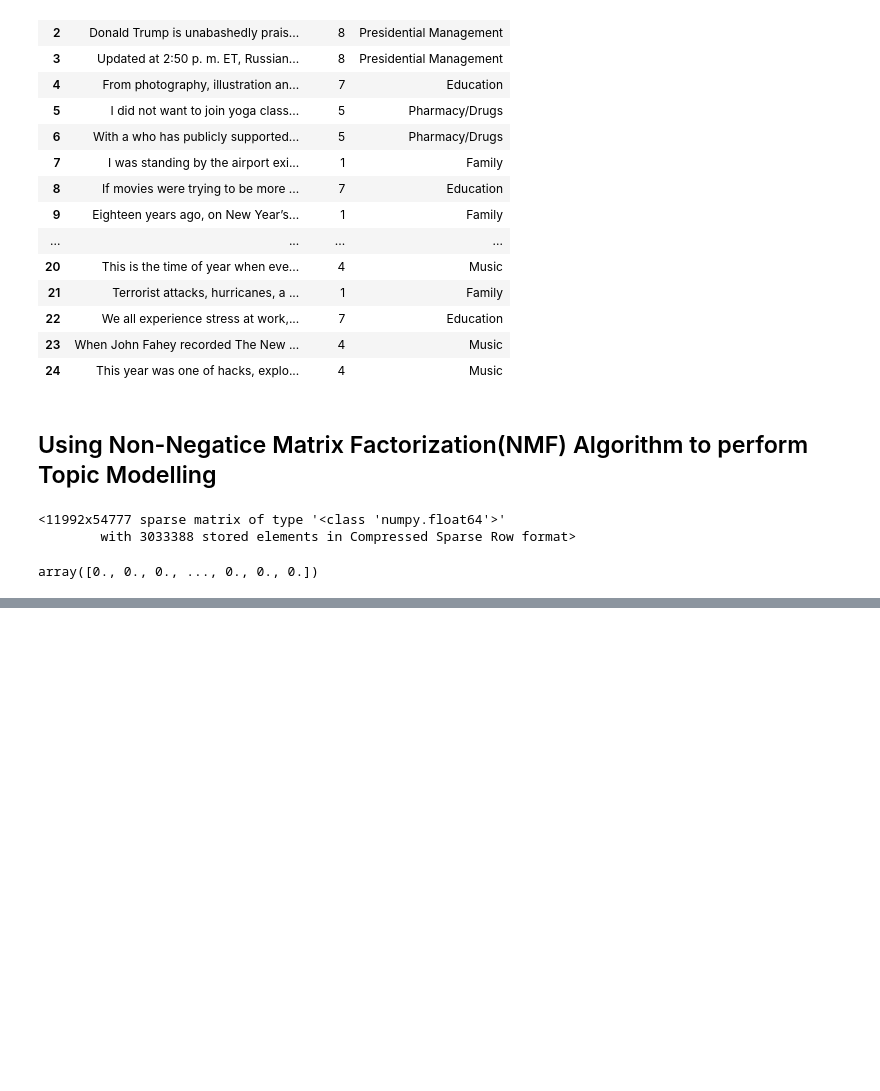
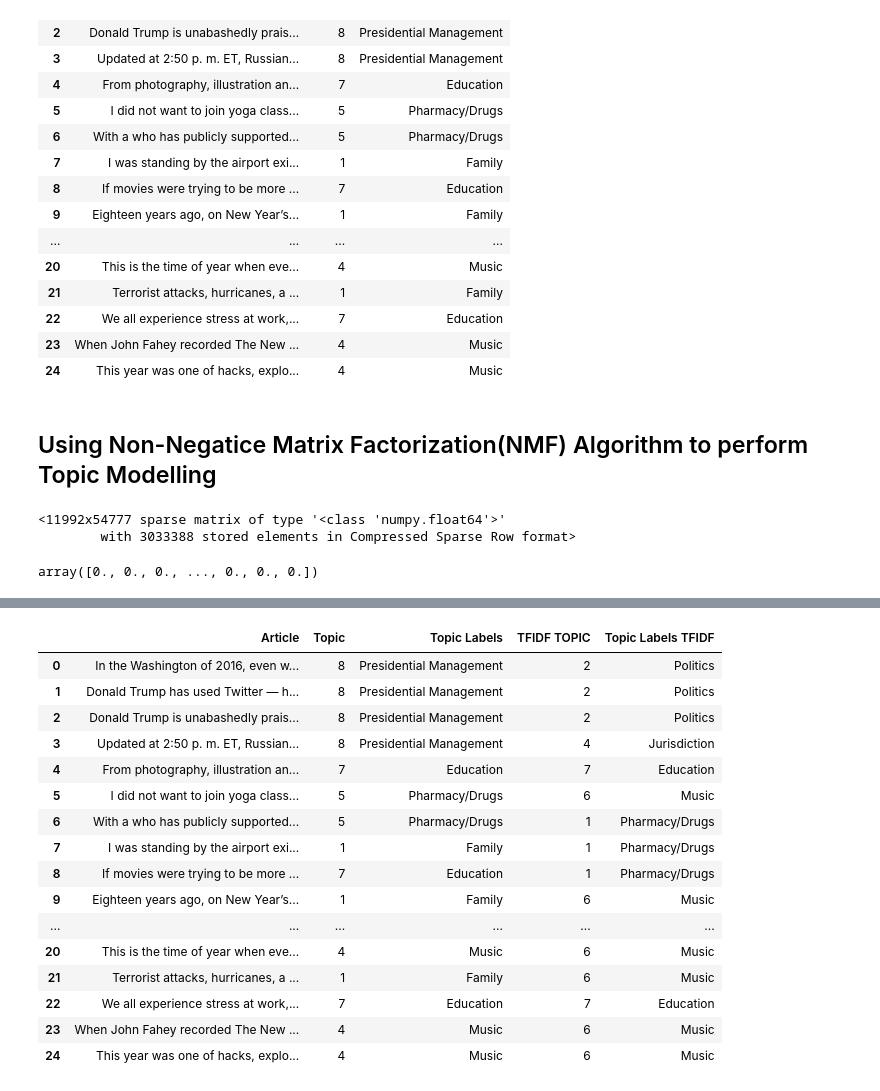
Before and after one commit to HarshitDawar55/Natural-Language-Processing, a Jupyter notebook: Topic-Modelling/Topic-Modelling.ipynb, the cells around one changed output, grey strips where cells are left out. Drawn from its saved outputs; the diff is of its cells as text; code cells hidden in the pictures; blank space fills up the shorter version.

```diff
--- a/Topic-Modelling/Topic-Modelling.ipynb
+++ b/Topic-Modelling/Topic-Modelling.ipynb
@@ -267,0 +304,6 @@ array([0., 0., 0., ..., 0., 0., 0.])
+# %%
+topic_attachments_tfidf = nmf.transform(tfidf_data)
+# %%
+data["TFIDF TOPIC"] = topic_attachments_tfidf.argmax(axis = 1)
+# %%
+data["TFIDF TOPIC"] = data["TFIDF TOPIC"].apply(lambda x: x + 1)
@@ -267,0 +326,31 @@ array([0., 0., 0., ..., 0., 0., 0.])
+# %%
+## Giving Topic Labels
+topic_labels_tfidf = {1 : "Pharmacy/Drugs",
+                2 : "Politics",
+                3 : "Law & Insurance",
+                4 : "Jurisdiction",
+                5 : "Democracy",
+                6 : "Music",
+                7 : "Education"}
+
+data["Topic Labels TFIDF"] = data["TFIDF TOPIC"].map(topic_labels_tfidf)
+# %%
+data.head(25)
+# %% [output]
+|  | Article | Topic | Topic Labels | TFIDF TOPIC | Topic Labels TFIDF |
+| 0 | In the Washington of 2016, even w... | 8 | Presidential Management | 2 | Politics |
+| 1 | Donald Trump has used Twitter — h... | 8 | Presidential Management | 2 | Politics |
+| 2 | Donald Trump is unabashedly prais... | 8 | Presidential Management | 2 | Politics |
+| 3 | Updated at 2:50 p. m. ET, Russian... | 8 | Presidential Management | 4 | Jurisdiction |
+| 4 | From photography, illustration an... | 7 | Education | 7 | Education |
+| 5 | I did not want to join yoga class... | 5 | Pharmacy/Drugs | 6 | Music |
+| 6 | With a who has publicly supported... | 5 | Pharmacy/Drugs | 1 | Pharmacy/Drugs |
+| 7 | I was standing by the airport exi... | 1 | Family | 1 | Pharmacy/Drugs |
+| 8 | If movies were trying to be more ... | 7 | Education | 1 | Pharmacy/Drugs |
+| 9 | Eighteen years ago, on New Year’s... | 1 | Family | 6 | Music |
+| ... | ... | ... | ... | ... | ... |
+| 20 | This is the time of year when eve... | 4 | Music | 6 | Music |
+| 21 | Terrorist attacks, hurricanes, a ... | 1 | Family | 6 | Music |
+| 22 | We all experience stress at work,... | 7 | Education | 7 | Education |
+| 23 | When John Fahey recorded The New ... | 4 | Music | 6 | Music |
+| 24 | This year was one of hacks, explo... | 4 | Music | 6 | Music |
```
Also changed, not shown: parts of 6 cells of this notebook.
